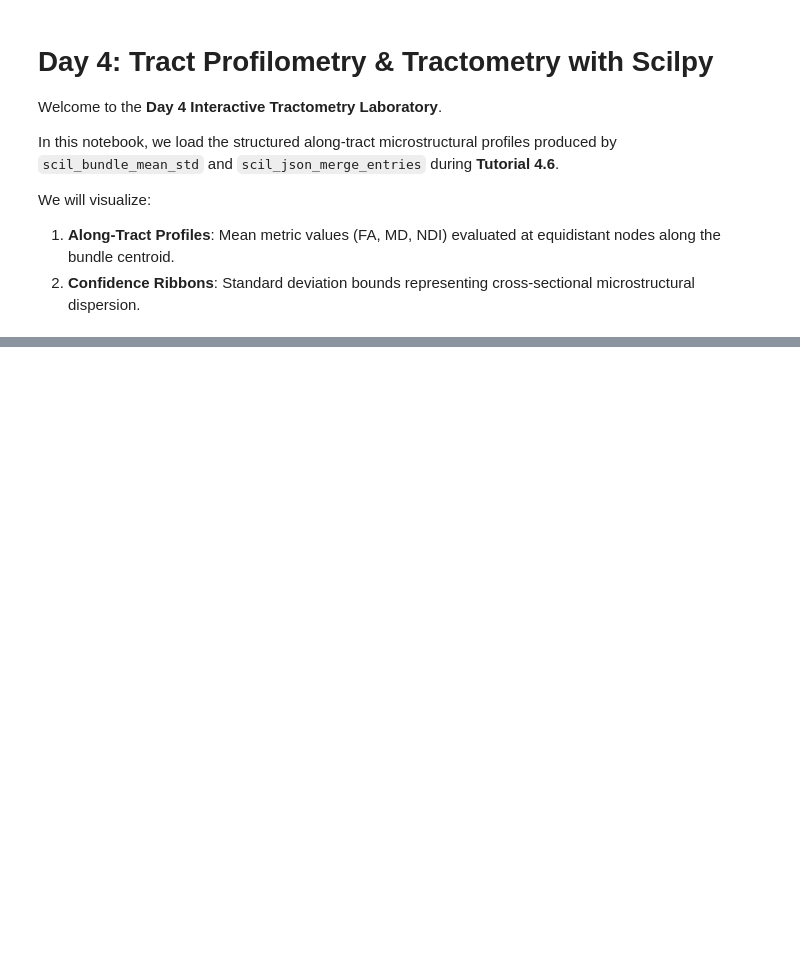
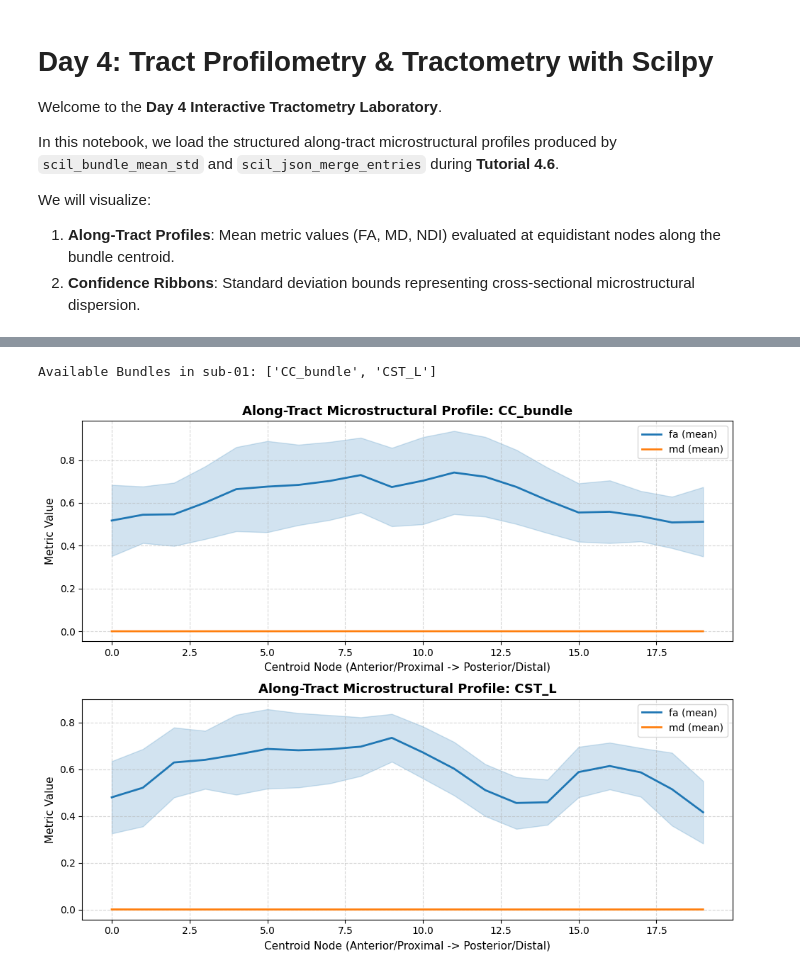
Before and after one commit to frheault/ist_summer_school_2027, a Jupyter notebook: notebooks/Day4_Tractometry_Profiling.ipynb, the cells around one changed output, grey strips where cells are left out. Drawn from its saved outputs; the diff is of its cells as text; code cells hidden in the pictures; blank space fills up the shorter version.

```diff
--- a/notebooks/Day4_Tractometry_Profiling.ipynb
+++ b/notebooks/Day4_Tractometry_Profiling.ipynb
@@ -33,35 +36,41 @@ if json_path and os.path.exists(json_path):
         profiles_data = json.load(f)
 
     # Extract subject dictionary
     subject_key = list(profiles_data.keys())[0] if profiles_data else "sub-01"
     sub_dict = profiles_data.get(subject_key, profiles_data)
 
     bundles = list(sub_dict.keys())
     print(f"Available Bundles in {subject_key}:", bundles)
 
     fig, axes = plt.subplots(len(bundles), 1, figsize=(10, 4 * len(bundles)), squeeze=False)
 
     for i, bundle_name in enumerate(bundles):
         bundle_info = sub_dict[bundle_name]
-        ax = axes[i, 0]
+        ax = axes[i, 0] if axes.ndim > 1 else (axes[i] if axes.ndim == 1 else axes)
 
         # Plot each available metric profile
-        for metric_name, stats in bundle_info.items():
-            if isinstance(stats, dict) and "mean" in stats:
-                means = np.array(stats["mean"])
-                stds = np.array(stats.get("std", np.zeros_like(means)))
+        for metric_name, node_dict in bundle_info.items():
+            if isinstance(node_dict, dict):
+                # Sort node keys numerically ('001', '002', ...)
+                sorted_nodes = sorted(node_dict.keys(), key=lambda x: int(x))
+
+                means = np.array([node_dict[node]["mean"] for node in sorted_nodes])
+                stds = np.array([node_dict[node].get("std", 0.0) for node in sorted_nodes])
                 nodes = np.arange(len(means))
 
                 line, = ax.plot(nodes, means, label=f"{metric_name} (mean)", linewidth=2)
                 ax.fill_between(nodes, means - stds, means + stds, color=line.get_color(), alpha=0.2)
 
         ax.set_title(f"Along-Tract Microstructural Profile: {bundle_name}", fontsize=13, fontweight="bold")
         ax.set_xlabel("Centroid Node (Anterior/Proximal -> Posterior/Distal)", fontsize=11)
         ax.set_ylabel("Metric Value", fontsize=11)
         ax.legend(loc="upper right", frameon=True)
         ax.grid(True, linestyle="--", alpha=0.5)
 
     plt.tight_layout()
     plt.show()
 else:
     print("Tractometry profiles JSON not found yet. Please run tutorial_4.6_tracts_to_tables.sh first.")
+# %% [output]
+Available Bundles in sub-01: ['CC_bundle', 'CST_L']
+[figure, added]
```
Also changed, not shown: parts of 1 cell of this notebook, 2 other files.
